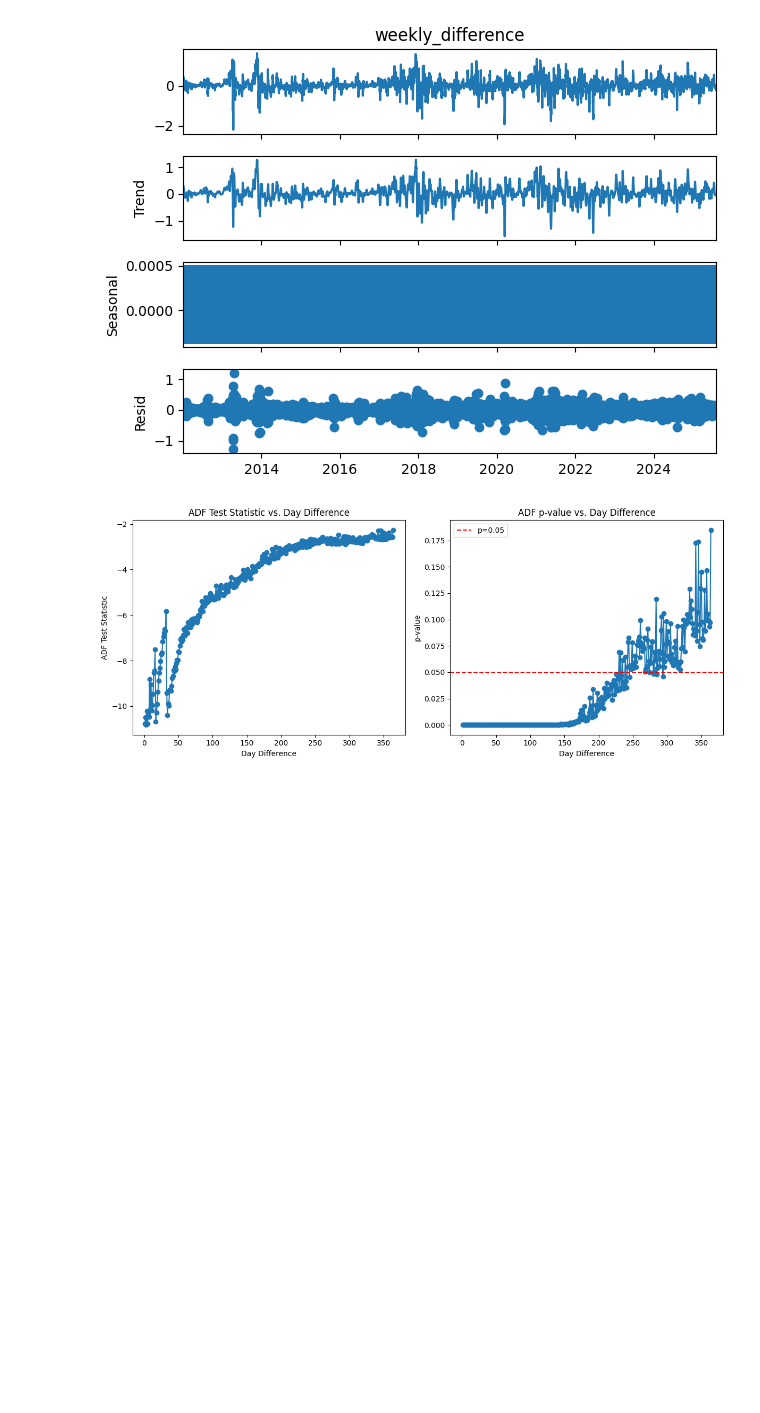
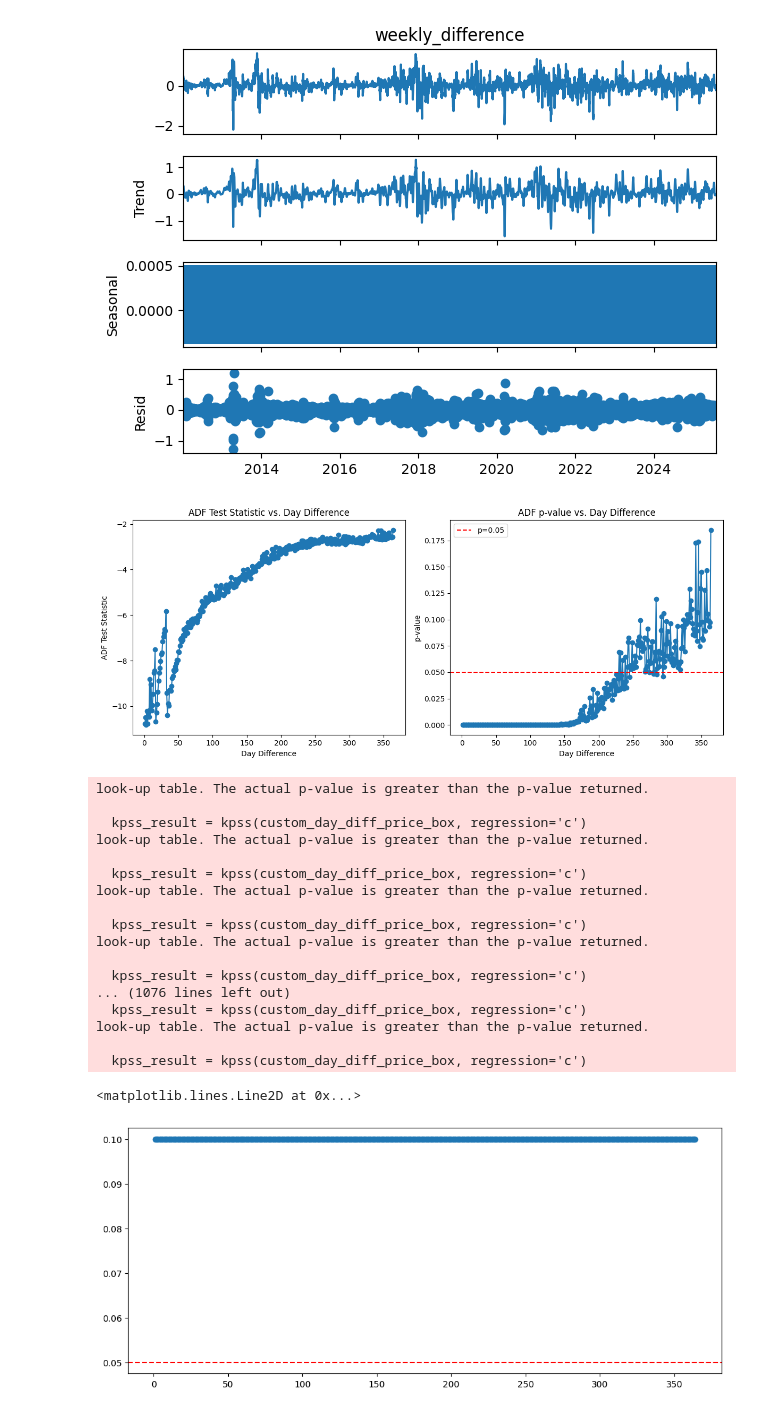
Before and after one commit to zamanmiraz/predict-crypto, a Jupyter notebook: notebooks/bitcoin/bitcoin_predict.ipynb, the cells around one changed output. Cells and saved outputs as stored; diff of their text form; code cells hidden in the pictures; blank space fills up the shorter version.

Commit message:
Add kpss test for stationary

```diff
--- a/notebooks/bitcoin/bitcoin_predict.ipynb
+++ b/notebooks/bitcoin/bitcoin_predict.ipynb
@@ -302,6 +298,38 @@ plt.tight_layout()
 plt.show()
 # %% [output]
 [figure]
+# %%
+# KPSS test
+from statsmodels.tsa.stattools import kpss
+kpss_results = []
+days = range(1, 365)
+for day in days:
+    custom_day_diff_price_box = df_daily['weighted_price_box'].diff(day).interpolate().dropna()
+    kpss_result = kpss(custom_day_diff_price_box, regression='c')
+    kpss_results.append(kpss_result[1])
+plt.figure(figsize=(12, 5))
+plt.plot(days, kpss_results, marker='o')
+plt.axhline(0.05, color='red', linestyle='--', label='p=0.05')
+# %% [output]
+look-up table. The actual p-value is greater than the p-value returned.
+
+  kpss_result = kpss(custom_day_diff_price_box, regression='c')
+look-up table. The actual p-value is greater than the p-value returned.
+
+  kpss_result = kpss(custom_day_diff_price_box, regression='c')
+look-up table. The actual p-value is greater than the p-value returned.
+
+  kpss_result = kpss(custom_day_diff_price_box, regression='c')
+look-up table. The actual p-value is greater than the p-value returned.
+
+  kpss_result = kpss(custom_day_diff_price_box, regression='c')
+... (1076 lines left out)
+  kpss_result = kpss(custom_day_diff_price_box, regression='c')
+look-up table. The actual p-value is greater than the p-value returned.
+
+  kpss_result = kpss(custom_day_diff_price_box, regression='c')
+<matplotlib.lines.Line2D at 0x...>
+[figure, added]
 # %%
 # Calculate RSI, Relative Strength Index, for the daily data
 df_daily['RSI'] = calculate_rsi(df_daily['weighted_price_box'])
```
Also changed, not shown: parts of 16 cells of this notebook.
